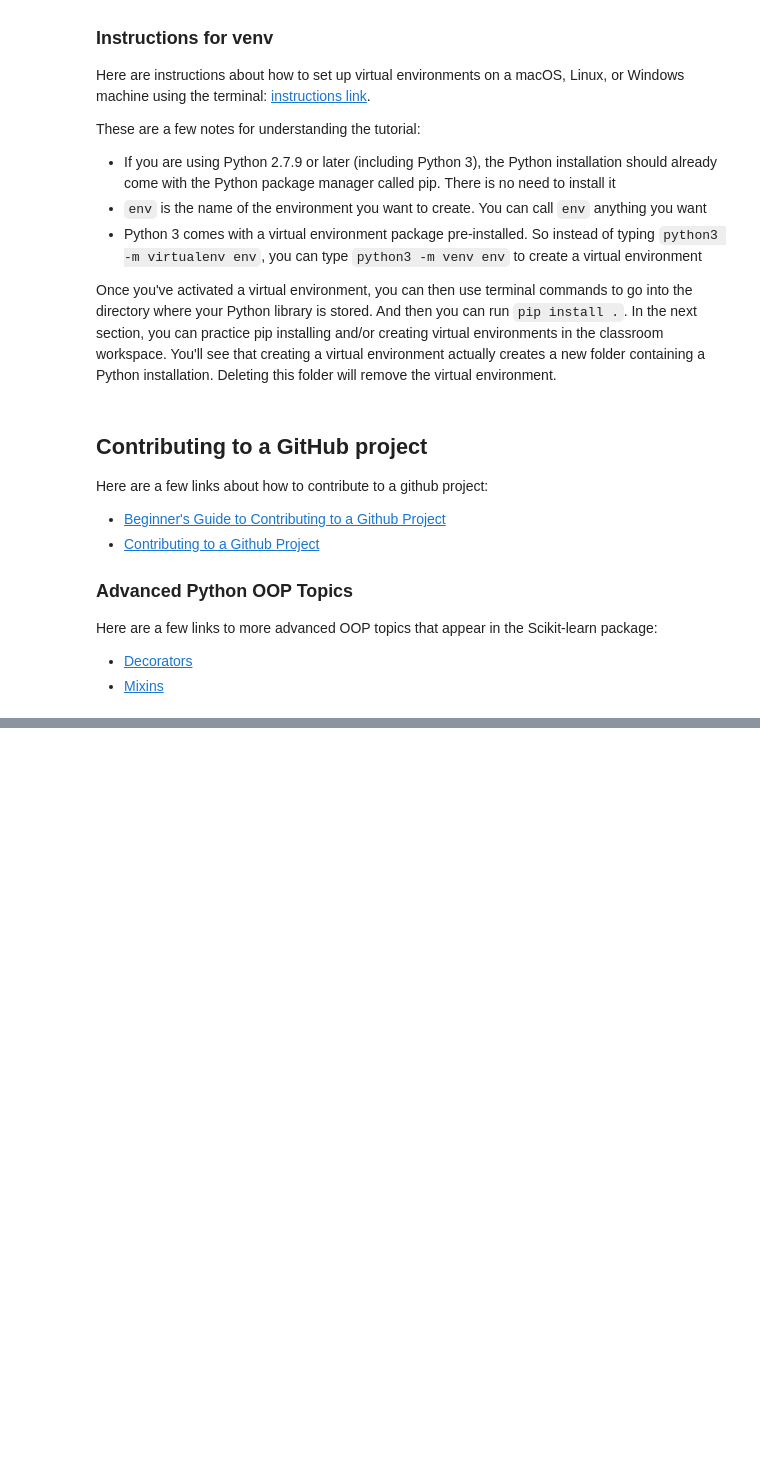
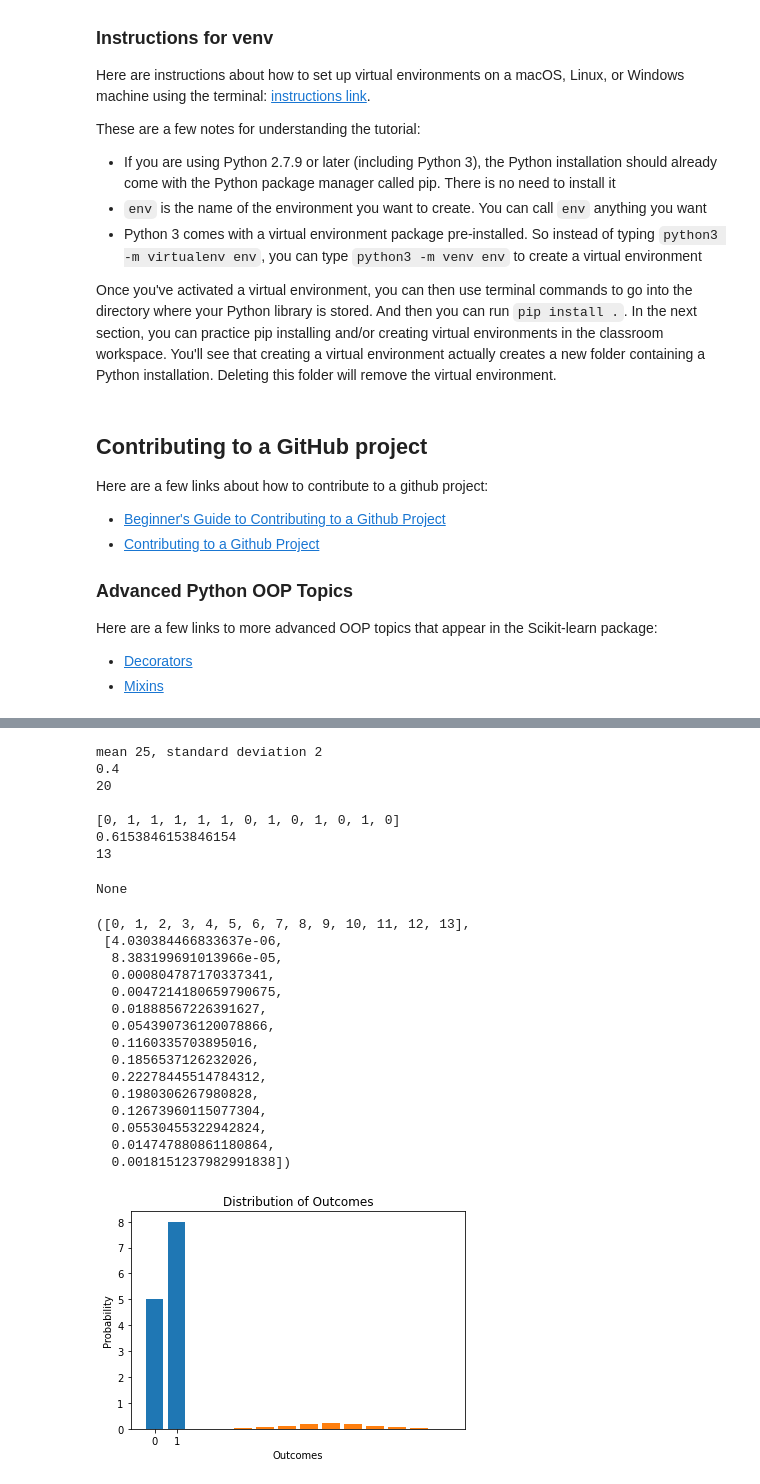
Before and after one commit to ChristopherDaigle/udacity_nano_ds, a Jupyter notebook: 02_lesson_SWE/intro_to_oop.ipynb, the cells around one changed output, grey strips where cells are left out. Drawn from its saved outputs; the diff is of its cells as text; code cells hidden in the pictures; blank space fills up the shorter version.

```diff
--- a/02_lesson_SWE/intro_to_oop.ipynb
+++ b/02_lesson_SWE/intro_to_oop.ipynb
@@ -988,0 +1019,40 @@ description-file = README.md
+# %%
+gaus = daigle_dist.Gaussian(25,2)
+binom = daigle_dist.Binomial(0.4, 20)
+print(gaus)
+print(binom.p)
+print(binom.n)
+print()
+binom.data = [0, 1, 1, 1, 1, 1, 0, 1, 0, 1, 0, 1, 0]
+print(binom.data)
+binom.replace_stats_with_data()
+print(binom.p)
+print(binom.n)
+display(binom.plot_bar())
+print()
+display(binom.plot_bar_pdf())
+# %% [output]
+mean 25, standard deviation 2
+0.4
+20
+
+[0, 1, 1, 1, 1, 1, 0, 1, 0, 1, 0, 1, 0]
+0.6153846153846154
+13
+None
+([0, 1, 2, 3, 4, 5, 6, 7, 8, 9, 10, 11, 12, 13],
+ [4.030384466833637e-06,
+  8.383199691013966e-05,
+  0.000804787170337341,
+  0.0047214180659790675,
+  0.01888567226391627,
+  0.054390736120078866,
+  0.1160335703895016,
+  0.1856537126232026,
+  0.22278445514784312,
+  0.1980306267980828,
+  0.12673960115077304,
+  0.05530455322942824,
+  0.014747880861180864,
+  0.0018151237982991838])
+[figure, added]
```
Also changed, not shown: parts of 2 cells of this notebook.
